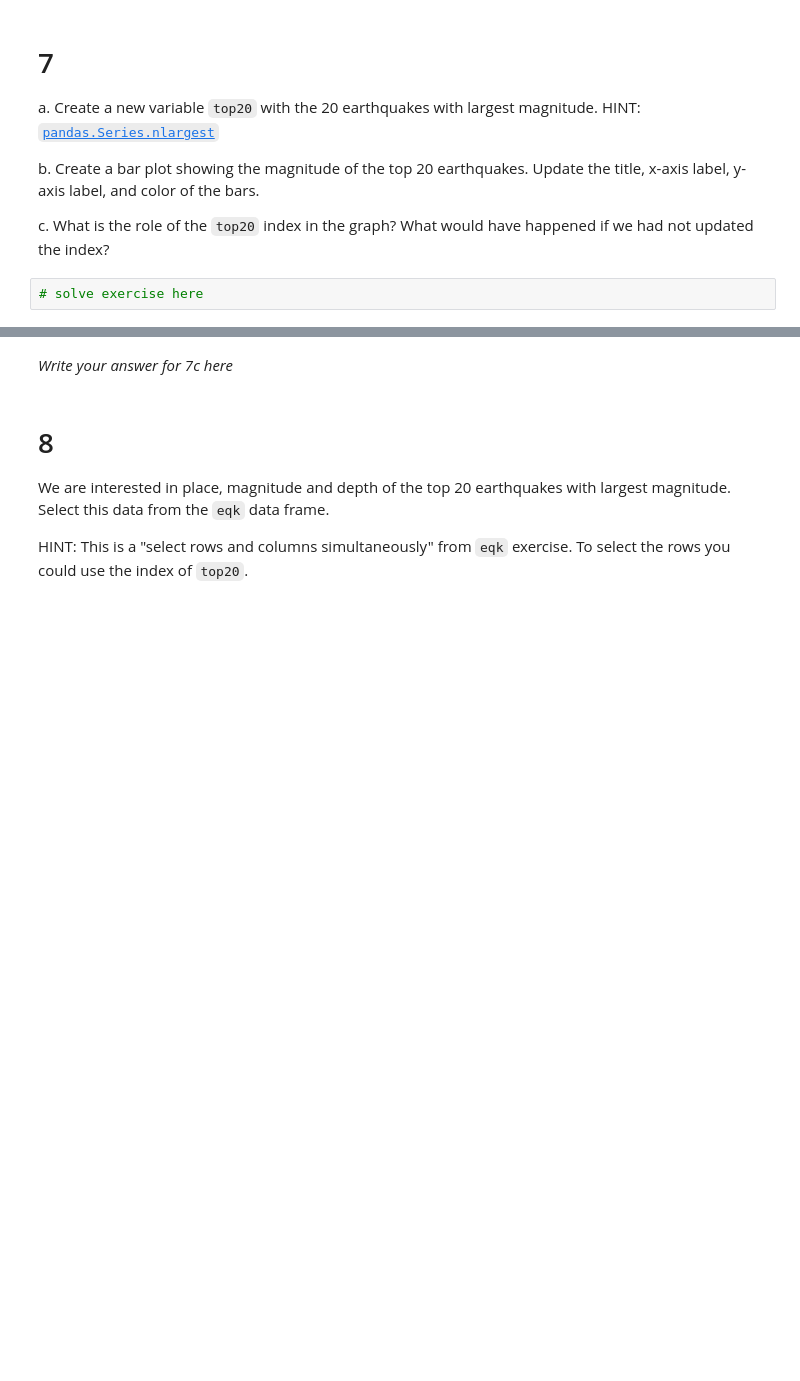
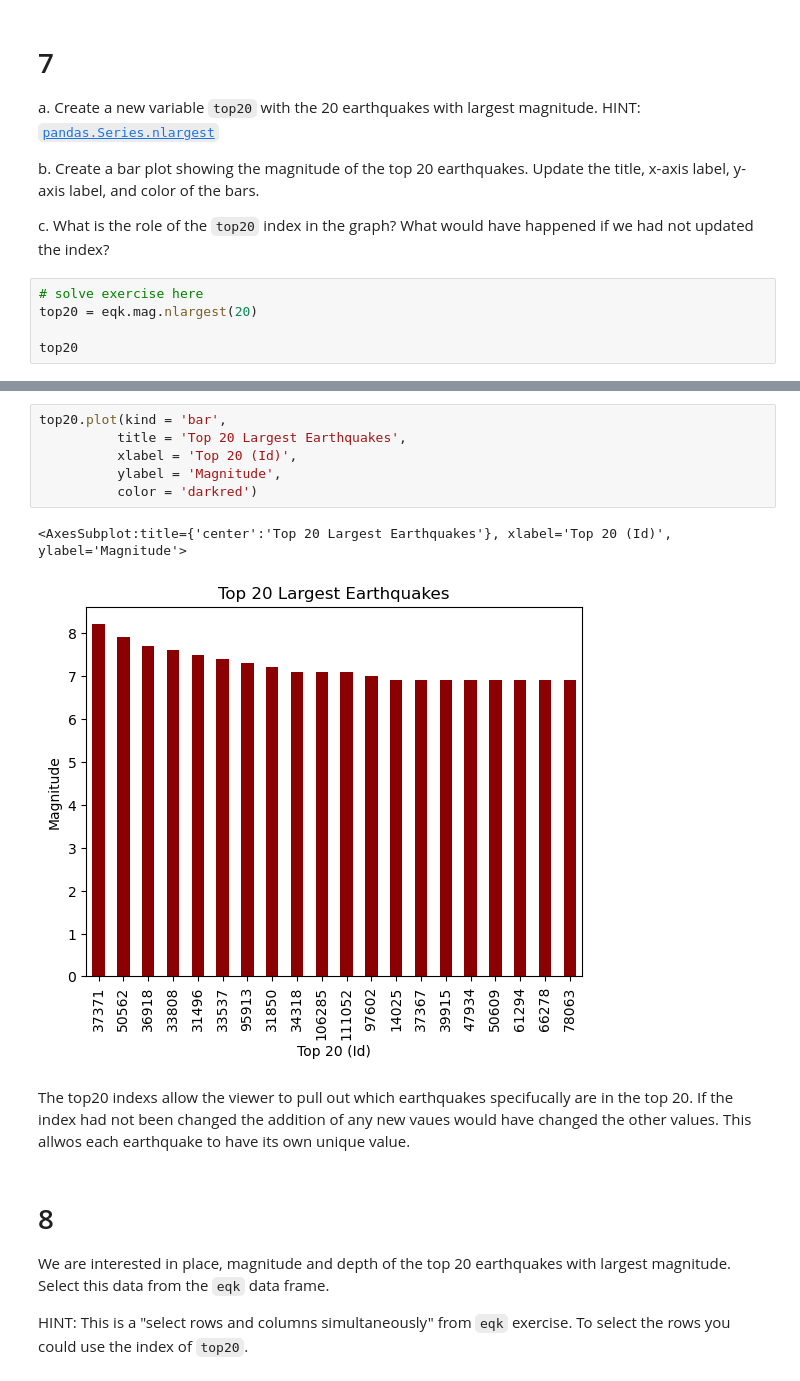
Before and after one commit to kateebeckerr/eds220-hwk-1, a Jupyter notebook: hwk1-task4.ipynb, the cells around one changed output, grey strips where cells are left out. Drawn from its saved outputs; the diff is of its cells as text; blank space fills up the shorter version.

```diff
--- a/hwk1-task4.ipynb
+++ b/hwk1-task4.ipynb
@@ -191,3 +214,6 @@ b. Create a bar plot showing the magnitude of the top 20 earthquakes. Update the
 c. What is the role of the `top20` index in the graph? What would have happened if we had not updated the index?
 # %%
 # solve exercise here
+top20 = eqk.mag.nlargest(20)
+
+top20
@@ -194,5 +238,14 @@ c. What is the role of the `top20` index in the graph? What would have happened
-# %% [markdown]
-*Write your answer for 7c here*
+# %%
+top20.plot(kind = 'bar',
+          title = 'Top 20 Largest Earthquakes',
+          xlabel = 'Top 20 (Id)',
+          ylabel = 'Magnitude',
+          color = 'darkred')
+# %% [output]
+<AxesSubplot:title={'center':'Top 20 Largest Earthquakes'}, xlabel='Top 20 (Id)', ylabel='Magnitude'>
+[figure, added]
+# %% [markdown]
+The top20 indexs allow the viewer to pull out which earthquakes specifucally are in the top 20. If the index had not been changed the addition of any new vaues would have changed the other values. This allwos each earthquake to have its own unique value.
 # %% [markdown]
 # 8
 We are interested in place, magnitude and depth of the top 20 earthquakes with largest magnitude. Select this data from the `eqk` data frame.
```
Also changed, not shown: parts of 11 cells of this notebook.
